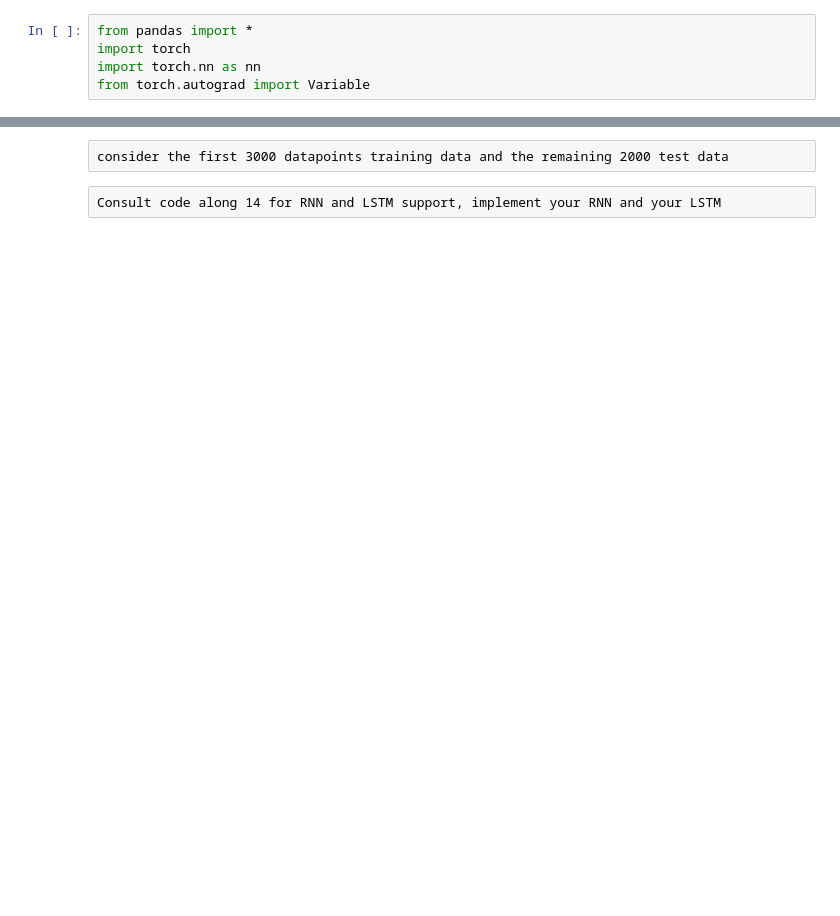
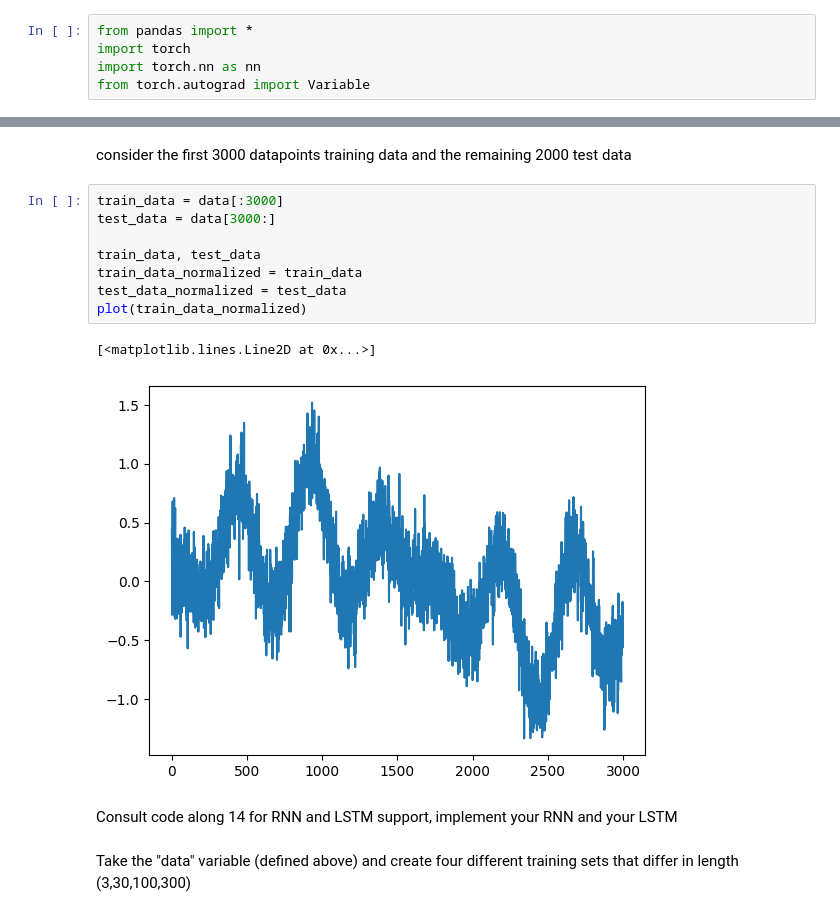
Before and after one commit to Ahmadar91/ML, a Jupyter notebook: Lab 5 - RNN and LSTM.ipynb, the cells around one changed output, grey strips where cells are left out. Saved outputs shown, nothing was run; the diff lists cells and outputs as text; blank space fills up the shorter version.

```diff
--- a/Lab 5 - RNN and LSTM.ipynb
+++ b/Lab 5 - RNN and LSTM.ipynb
@@ -35,4 +38,17 @@ plot(rawData,'r')
-# %% [raw]
-consider the first 3000 datapoints training data and the remaining 2000 test data
-# %% [raw]
-Consult code along 14 for RNN and LSTM support, implement your RNN and your LSTM
+# %% [markdown]
+consider the first 3000 datapoints training data and the remaining 2000 test data
+# %%
+train_data = data[:3000]
+test_data = data[3000:]
+
+train_data, test_data
+train_data_normalized = train_data
+test_data_normalized = test_data
+plot(train_data_normalized)
+# %% [output]
+[<matplotlib.lines.Line2D at 0x...>]
+[figure, added]
+# %% [markdown]
+Consult code along 14 for RNN and LSTM support, implement your RNN and your LSTM
+# %% [markdown]
+Take the "data" variable (defined above) and create four different training sets that differ in length (3,30,100,300)
```
Also changed, not shown: parts of 24 cells of this notebook, 1 other file.
